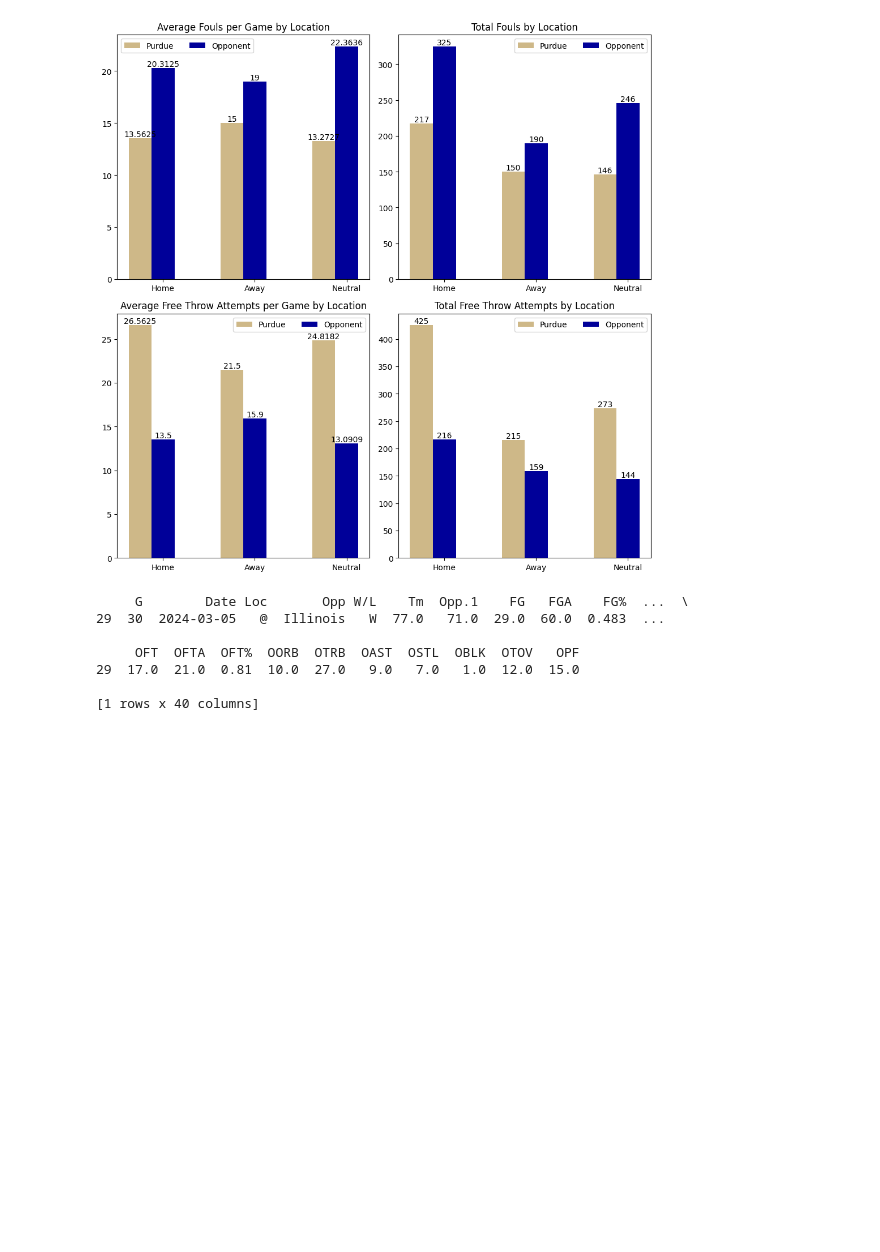
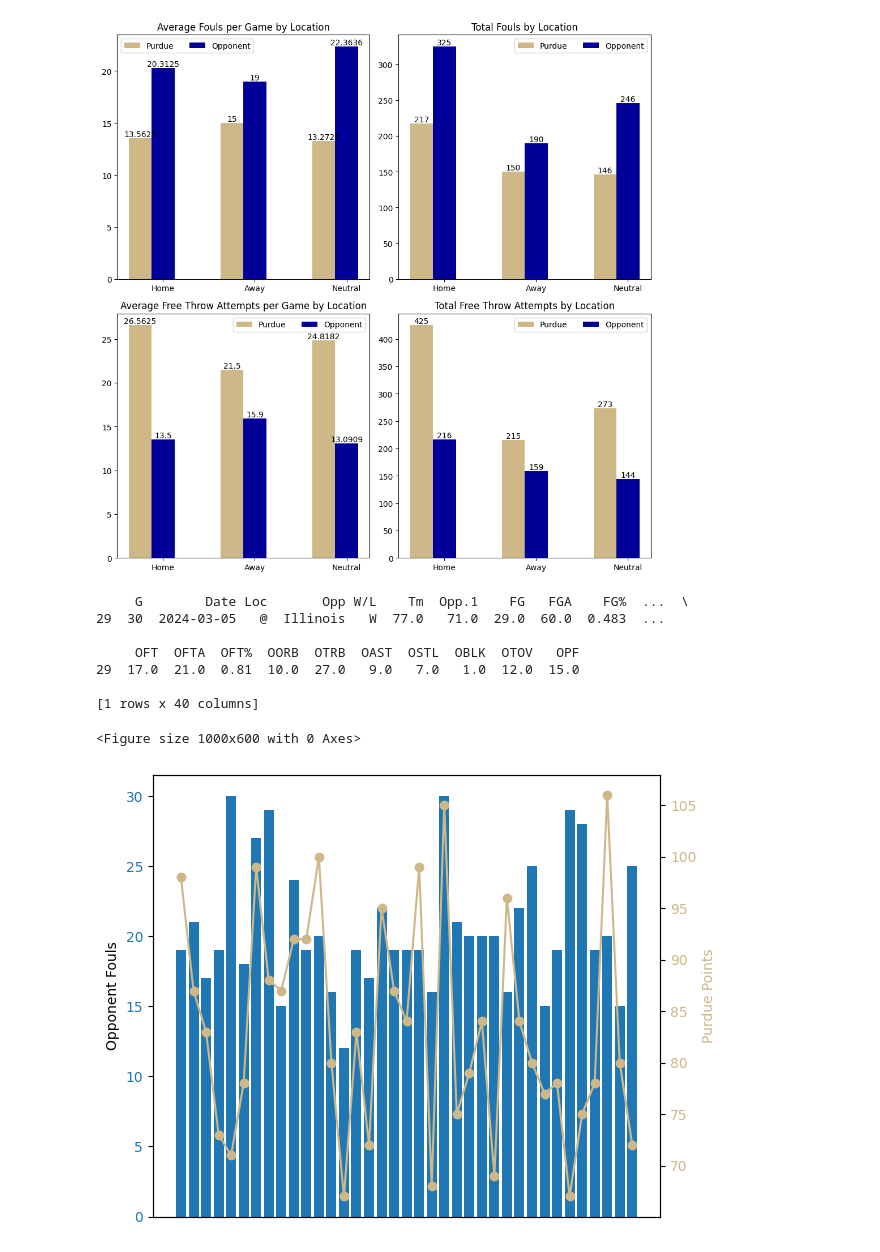
Before and after one commit to wonderrxjr/Data-Parsing, a Jupyter notebook: purdue_data.ipynb, the cells around one changed output. Drawn from its saved outputs; the diff is of its cells as text; code cells hidden in the pictures; blank space fills up the shorter version.

Commit message:
New visualizations !!!! :D

```diff
--- a/purdue_data.ipynb
+++ b/purdue_data.ipynb
@@ -246,3 +246,26 @@ print(data[data['PF'] > data['OPF']])
 29  17.0  21.0  0.81  10.0  27.0   9.0   7.0   1.0  12.0  15.0
 
 [1 rows x 40 columns]
+# %%
+plt.figure(figsize=(10, 6))
+
+fig, ax1 = plt.subplots()
+
+color = 'tab:blue'
+ax1.bar(data['Date'], data['OPF'], color=color)
+ax1.set_ylabel('Opponent Fouls')
+ax1.set_xticks([])
+ax1.tick_params(axis='y', labelcolor=color)
+
+ax2 = ax1.twinx()
+
+color = '#CEB888'
+ax2.plot(data['Tm'], marker='o', color='#CEB888')
+ax2.set_ylabel('Purdue Points', color=color)
+ax2.tick_params(axis='y', labelcolor=color)
+
+fig.tight_layout()
+plt.show()
+# %% [output]
+<Figure size 1000x600 with 0 Axes>
+[figure, added]
```
Also changed, not shown: parts of 5 cells of this notebook.
